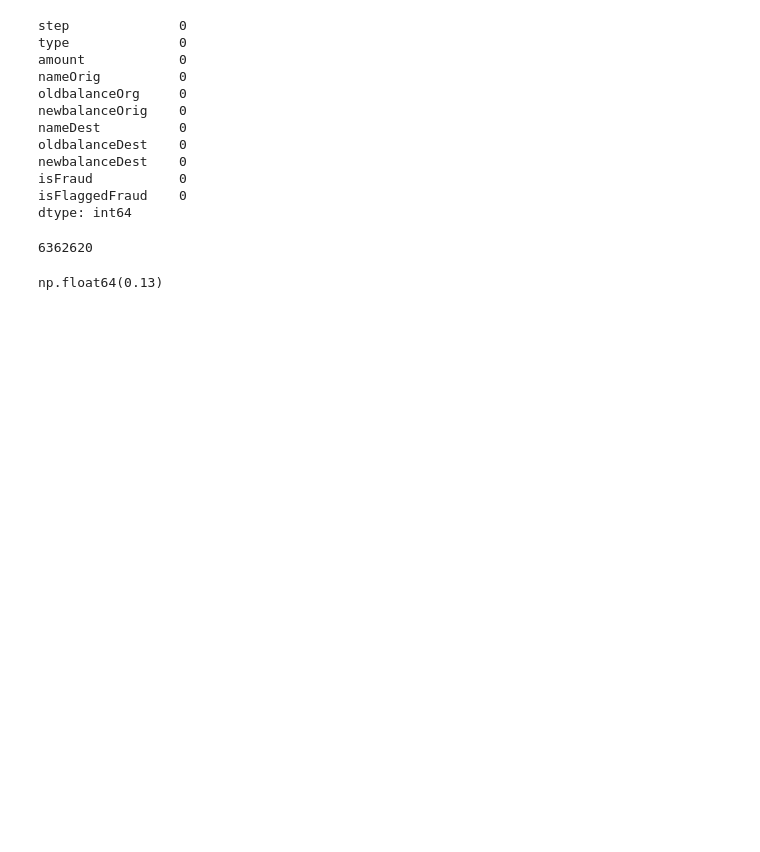
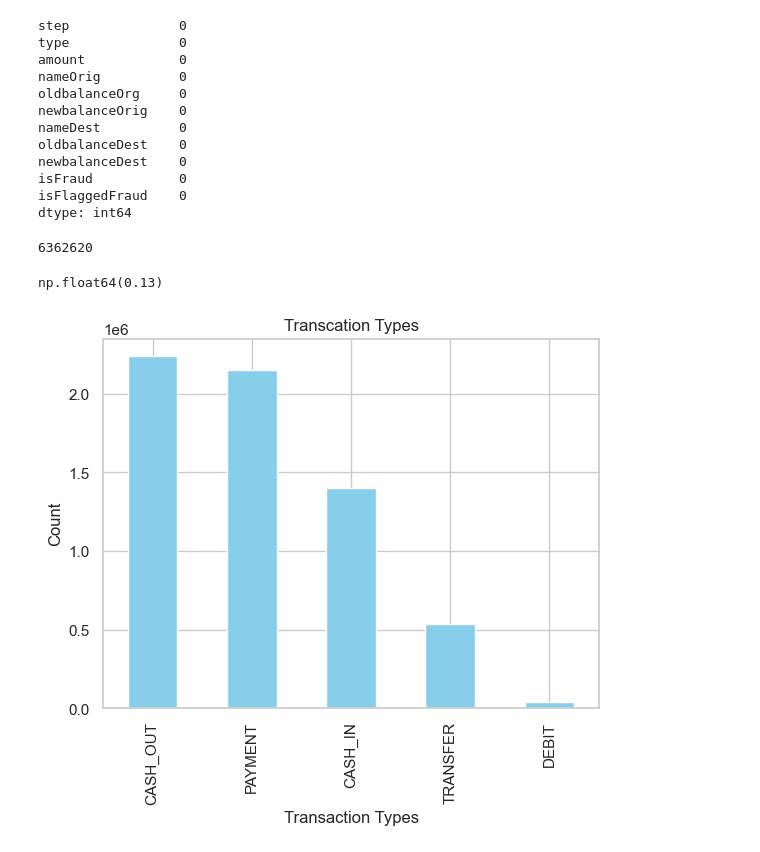
Before and after one commit to nishikasharon/fraud-detection-ml, a Jupyter notebook: analysis_model.ipynb, the cells around one changed output. Saved outputs shown, nothing was run; the diff lists cells and outputs as text; code cells hidden in the pictures; blank space fills up the shorter version.

Commit message:
Made a bar chart for transaction type and count

```diff
--- a/analysis_model.ipynb
+++ b/analysis_model.ipynb
@@ -111,3 +111,10 @@ df.shape[0]
 round((df["isFraud"].value_counts()[1] / df.shape[0]) *100,2)
 # %% [output]
 np.float64(0.13)
+# %%
+df["type"].value_counts().plot(kind ="bar", title = "Transcation Types", color = "skyblue")
+plt.xlabel("Transaction Types")
+plt.ylabel("Count")
+plt.show()
+# %% [output]
+[figure, added]
```
